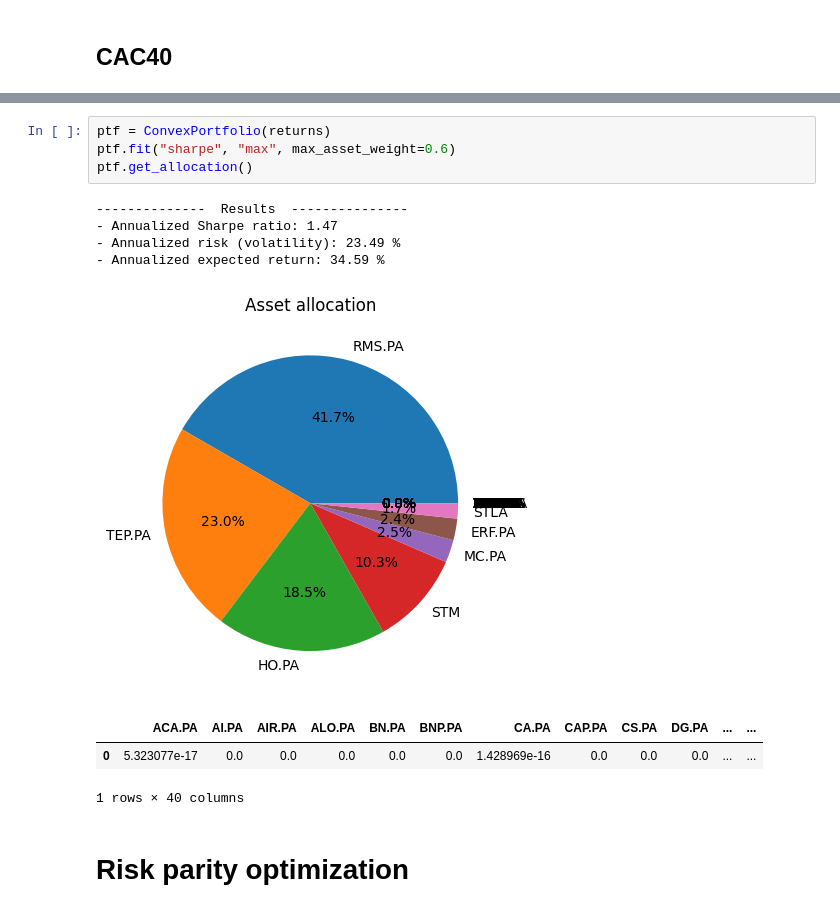
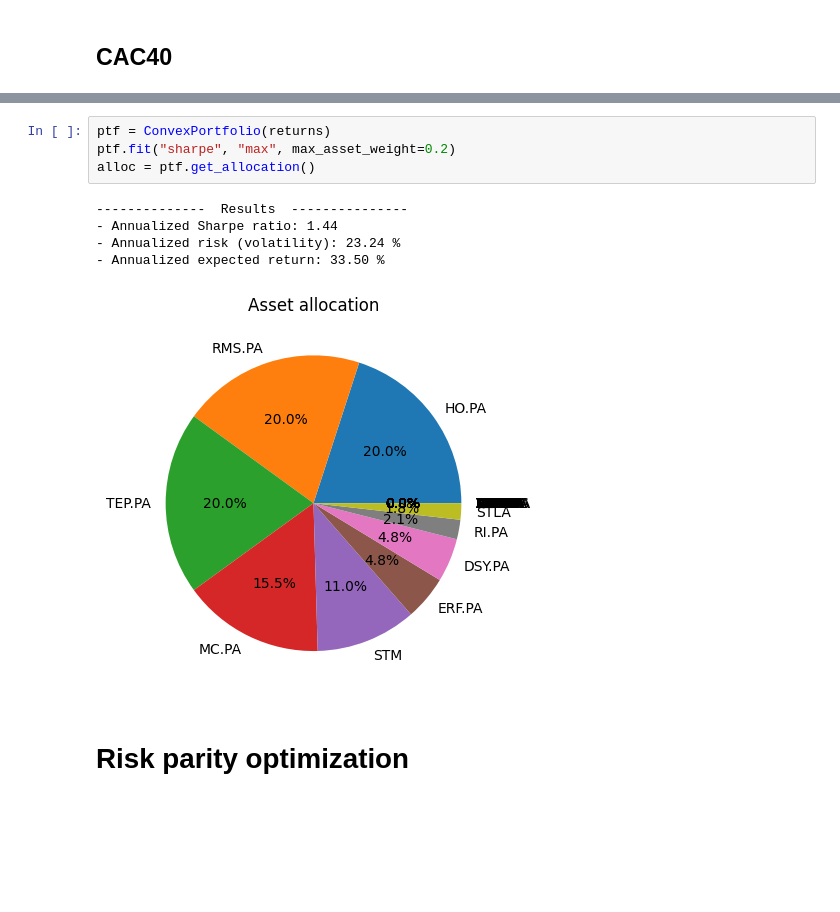
Before and after one commit to BaptisteZloch/Portfolio-construction-and-optimization, a Jupyter notebook: src/06_Portfolio_optimization.ipynb, the cells around one changed output, grey strips where cells are left out. Drawn from its saved outputs; the diff is of its cells as text; blank space fills up the shorter version.

```diff
--- a/src/06_Portfolio_optimization.ipynb
+++ b/src/06_Portfolio_optimization.ipynb
@@ -169,17 +169,14 @@ returns
 2241 rows × 40 columns
 # %%
 ptf = ConvexPortfolio(returns)
-ptf.fit("sharpe", "max", max_asset_weight=0.6)
-ptf.get_allocation()
+ptf.fit("sharpe", "max", max_asset_weight=0.2)
+alloc = ptf.get_allocation()
 # %% [output]
 --------------  Results  ---------------
-- Annualized Sharpe ratio: 1.47
-- Annualized risk (volatility): 23.49 %
-- Annualized expected return: 34.59 %
+- Annualized Sharpe ratio: 1.44
+- Annualized risk (volatility): 23.24 %
+- Annualized expected return: 33.50 %
-[figure, old version]
+[figure, new version]
-|  | ACA.PA | AI.PA | AIR.PA | ALO.PA | BN.PA | BNP.PA | CA.PA | CAP.PA | CS.PA | DG.PA | ... | ... |
-| 0 | 5.323077e-17 | 0.0 | 0.0 | 0.0 | 0.0 | 0.0 | 1.428969e-16 | 0.0 | 0.0 | 0.0 | ... | ... |
-1 rows × 40 columns
 # %% [markdown]
 # Risk parity optimization
 # %%
```
Also changed, not shown: parts of 10 cells of this notebook, 1 other file.
